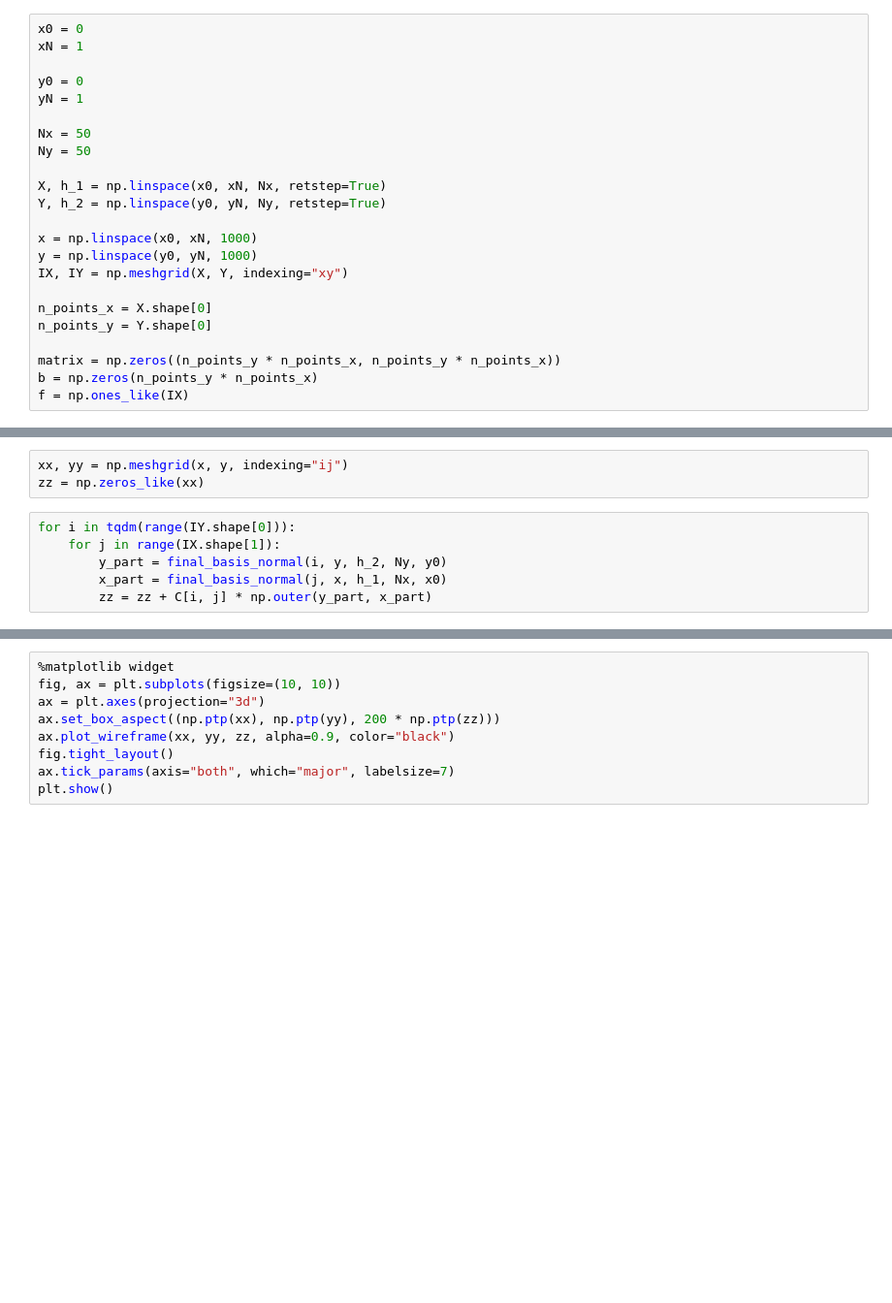
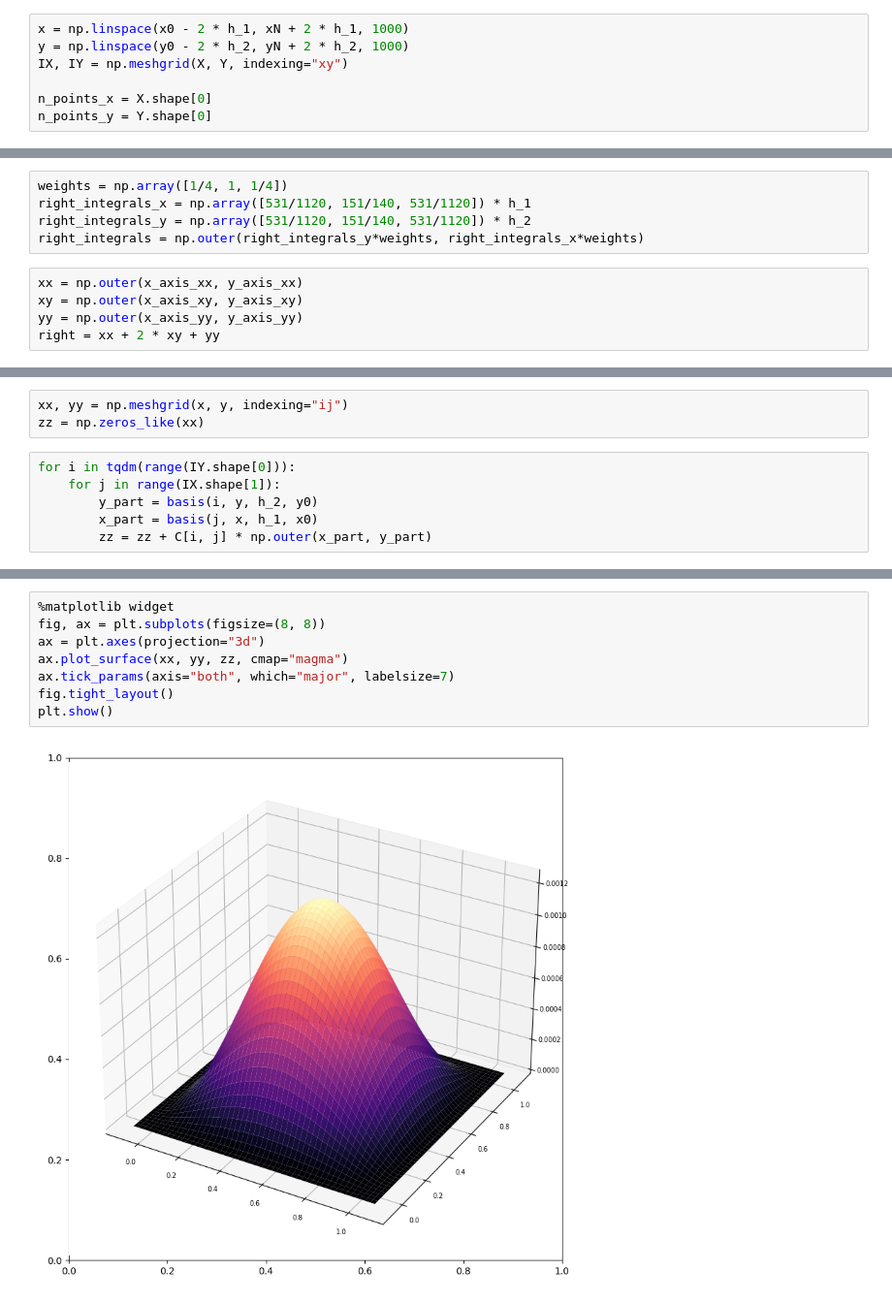
Before and after one commit to kamosevoyan/Diploma_work, a Jupyter notebook: Notebooks/Solutions/Biharmonic_equation_solution_on_rectangular_domain_bicubic_spline.ipynb, the cells around one changed output, grey strips where cells are left out. Shown at 97% size. Saved outputs shown, nothing was run; the diff lists cells and outputs as text; blank space fills up the shorter version.

```diff
--- a/Notebooks/Solutions/Biharmonic_equation_solution_on_rectangular_domain_bicubic_spline.ipynb
+++ b/Notebooks/Solutions/Biharmonic_equation_solution_on_rectangular_domain_bicubic_spline.ipynb
@@ -38,24 +36,8 @@ def final_basis_normal(i, x, h, N, x_0):
 # %%
-x0 = 0
-xN = 1
-
-y0 = 0
-yN = 1
-
-Nx = 50
-Ny = 50
-
-X, h_1 = np.linspace(x0, xN, Nx, retstep=True)
-Y, h_2 = np.linspace(y0, yN, Ny, retstep=True)
-
-x = np.linspace(x0, xN, 1000)
-y = np.linspace(y0, yN, 1000)
+x = np.linspace(x0 - 2 * h_1, xN + 2 * h_1, 1000)
+y = np.linspace(y0 - 2 * h_2, yN + 2 * h_2, 1000)
 IX, IY = np.meshgrid(X, Y, indexing="xy")
 
 n_points_x = X.shape[0]
 n_points_y = Y.shape[0]
-
-matrix = np.zeros((n_points_y * n_points_x, n_points_y * n_points_x))
-b = np.zeros(n_points_y * n_points_x)
-f = np.ones_like(IX)
 # %% [markdown]
@@ -301,0 +98,10 @@ y_axis_xy_0 = np.array([9 / 8 / h_2, -51 / 80 / h_2, -15 / 32 / h_2, -3 / 160 /
+# %%
+weights = np.array([1/4, 1, 1/4])
+right_integrals_x = np.array([531/1120, 151/140, 531/1120]) * h_1
+right_integrals_y = np.array([531/1120, 151/140, 531/1120]) * h_2
+right_integrals = np.outer(right_integrals_y*weights, right_integrals_x*weights)
+# %%
+xx = np.outer(x_axis_xx, y_axis_xx)
+xy = np.outer(x_axis_xy, y_axis_xy)
+yy = np.outer(x_axis_yy, y_axis_yy)
+right = xx + 2 * xy + yy
@@ -557,6 +184,6 @@ zz = np.zeros_like(xx)
 # %%
 for i in tqdm(range(IY.shape[0])):
     for j in range(IX.shape[1]):
-        y_part = final_basis_normal(i, y, h_2, Ny, y0)
-        x_part = final_basis_normal(j, x, h_1, Nx, x0)
-        zz = zz + C[i, j] * np.outer(y_part, x_part)
+        y_part = basis(i, y, h_2, y0)
+        x_part = basis(j, x, h_1, x0)
+        zz = zz + C[i, j] * np.outer(x_part, y_part)
@@ -563,9 +192,10 @@ for i in tqdm(range(IY.shape[0])):
 # %%
 %matplotlib widget
-fig, ax = plt.subplots(figsize=(10, 10))
+fig, ax = plt.subplots(figsize=(8, 8))
 ax = plt.axes(projection="3d")
-ax.set_box_aspect((np.ptp(xx), np.ptp(yy), 200 * np.ptp(zz)))
-ax.plot_wireframe(xx, yy, zz, alpha=0.9, color="black")
+ax.plot_surface(xx, yy, zz, cmap="magma")
+ax.tick_params(axis="both", which="major", labelsize=7)
 fig.tight_layout()
-ax.tick_params(axis="both", which="major", labelsize=7)
 plt.show()
+# %% [output]
+[figure, added]
```
Also changed, not shown: parts of 15 cells of this notebook, 6 other files.
